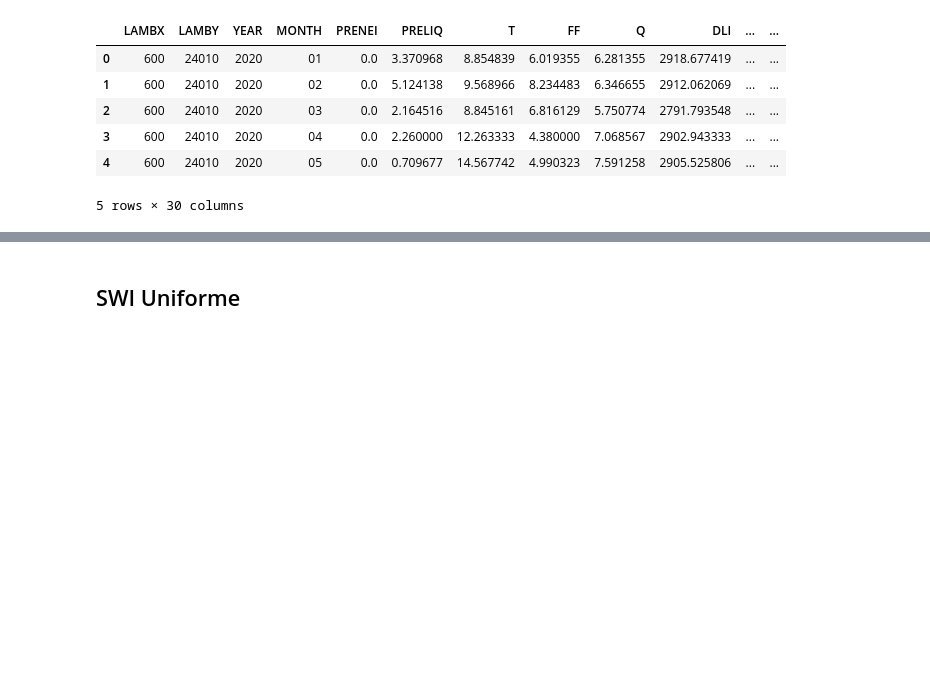
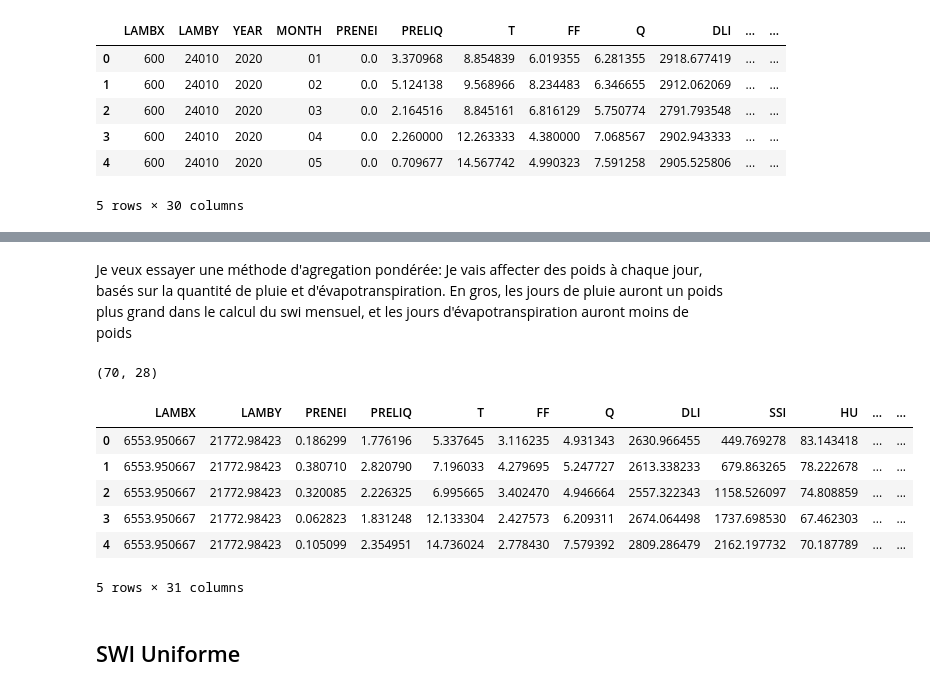
Before and after one commit to Sophie-Monsi/MACHINE-LEARNING-FOR-CLIMATE-RISK, a Jupyter notebook: Database_download.ipynb, the cells around one changed output, grey strips where cells are left out. Saved outputs shown, nothing was run; the diff lists cells and outputs as text; code cells hidden in the pictures; blank space fills up the shorter version.

Commit message:
Merge des bases swi journaliers et tentative de generalisation

```diff
--- a/Database_download.ipynb
+++ b/Database_download.ipynb
@@ -333,3 +412,57 @@ data20_25.head()
 #    liste_df.append(data)
 #daily_swi_df=pd.concat(liste_df,ignore_index=True)
 #daily_swi_df.shape
+# %% [markdown]
+Je veux essayer une méthode d'agregation pondérée: Je vais affecter des poids à chaque jour, basés sur la quantité de pluie et d'évapotranspiration. En gros, les jours de pluie auront un poids plus grand dans le calcul du swi mensuel, et les jours d'évapotranspiration auront moins de poids
+# %%
+# Chargement de la base 2020-2025
+df_swi_25 = recuperer_donnees_gz('92065ec0-ea6f-4f5e-8827-4344179c0a7f', '', ';')
+# %%
+df_monthly.shape
+# %% [output]
+(70, 28)
+# %%
+def build_monthly_base(df_swi_25):
+    # --- Préparation ---
+    df = df_swi_25.copy()
+    df['DATE'] = pd.to_datetime(df['DATE'], format='%Y%m%d')
+    df = df.sort_values('DATE').set_index('DATE')
+
+    # --- Agrégation mensuelle par moyenne ---
+    df_monthly = df.resample('MS').mean()
+
+    # --- Calcul des poids pour SWI pondéré ---
+    df['poids'] = ((df['PE'].fillna(0) + df['PRELIQ'].fillna(0)) /
+                   (df['ETP'].fillna(0) + 1)).clip(lower=0)
+
+    def weighted_swi(group):
+        w, x = group['poids'], group['SWI']
+        if w.sum() <= 0:
+            return x.mean()
+        val = (x * w).sum() / w.sum()
+        return min (val,1)  # sécurité : bornage dans [0,1]
+
+    swi_weighted = df.groupby(pd.Grouper(freq='MS')).apply(weighted_swi)
+
+    # --- Ajouter SWI pondéré et SWI non pondéré ---
+    df_monthly['SWI_mean'] = df_monthly['SWI']   # moyenne simple
+    df_monthly['SWI_weighted'] = swi_weighted
+
+    # --- Remplacer l’index par une colonne MOIS (YYYY-MM) ---
+    df_monthly = df_monthly.reset_index()
+    df_monthly['MOIS'] = df_monthly['DATE'].dt.to_period('M').astype(str)
+    df_monthly = df_monthly.drop(columns=['DATE'])
+
+    return df_monthly
+# %%
+df_monthly = build_monthly_base(df_swi_25)
+# %%
+df_monthly.head()
+# %% [output]
+|  | LAMBX | LAMBY | PRENEI | PRELIQ | T | FF | Q | DLI | SSI | HU | ... | ... |
+| 0 | 6553.950667 | 21772.98423 | 0.186299 | 1.776196 | 5.337645 | 3.116235 | 4.931343 | 2630.966455 | 449.769278 | 83.143418 | ... | ... |
+| 1 | 6553.950667 | 21772.98423 | 0.380710 | 2.820790 | 7.196033 | 4.279695 | 5.247727 | 2613.338233 | 679.863265 | 78.222678 | ... | ... |
+| 2 | 6553.950667 | 21772.98423 | 0.320085 | 2.226325 | 6.995665 | 3.402470 | 4.946664 | 2557.322343 | 1158.526097 | 74.808859 | ... | ... |
+| 3 | 6553.950667 | 21772.98423 | 0.062823 | 1.831248 | 12.133304 | 2.427573 | 6.209311 | 2674.064498 | 1737.698530 | 67.462303 | ... | ... |
+| 4 | 6553.950667 | 21772.98423 | 0.105099 | 2.354951 | 14.736024 | 2.778430 | 7.579392 | 2809.286479 | 2162.197732 | 70.187789 | ... | ... |
+5 rows × 31 columns
```
Also changed, not shown: parts of 9 cells of this notebook.
